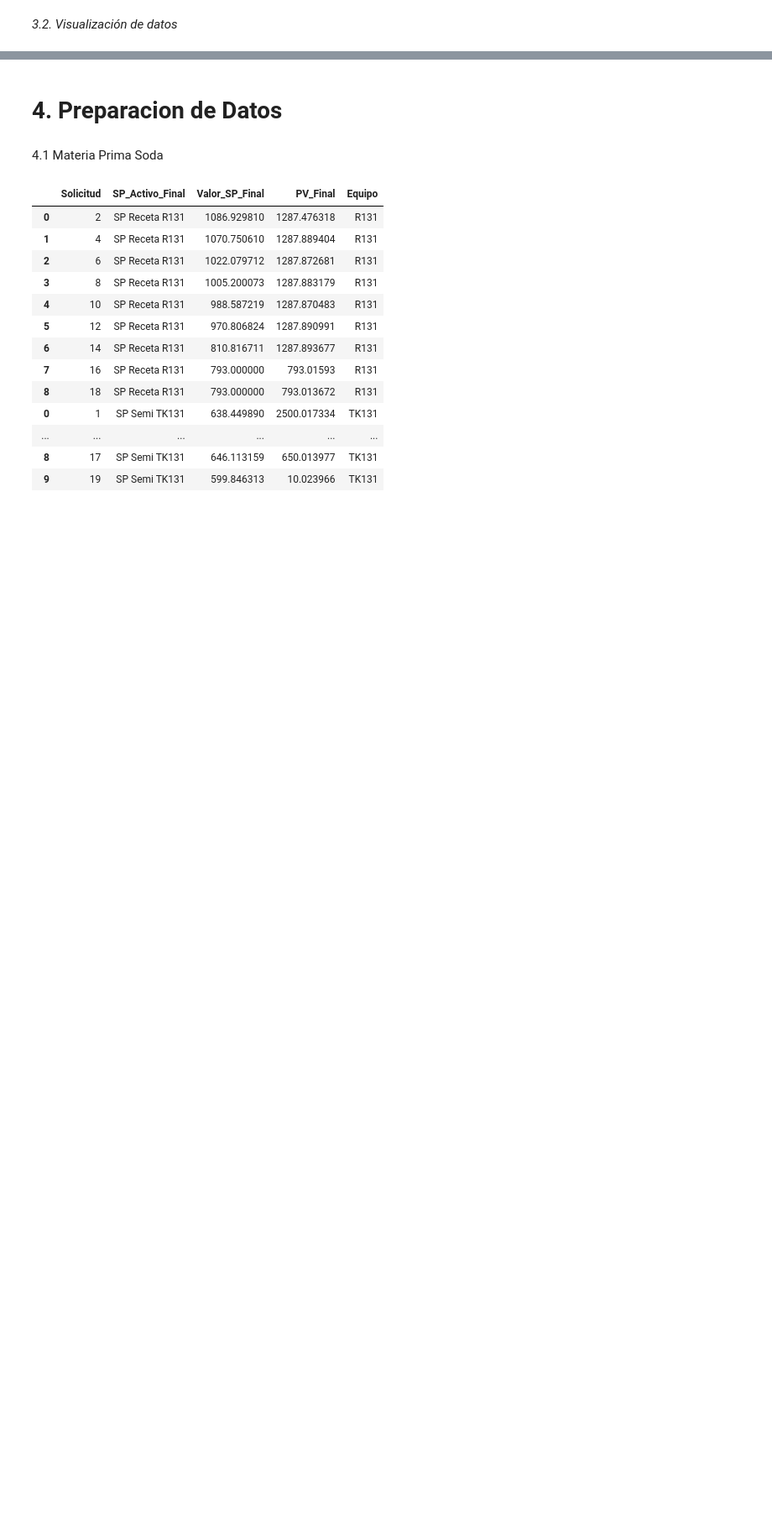
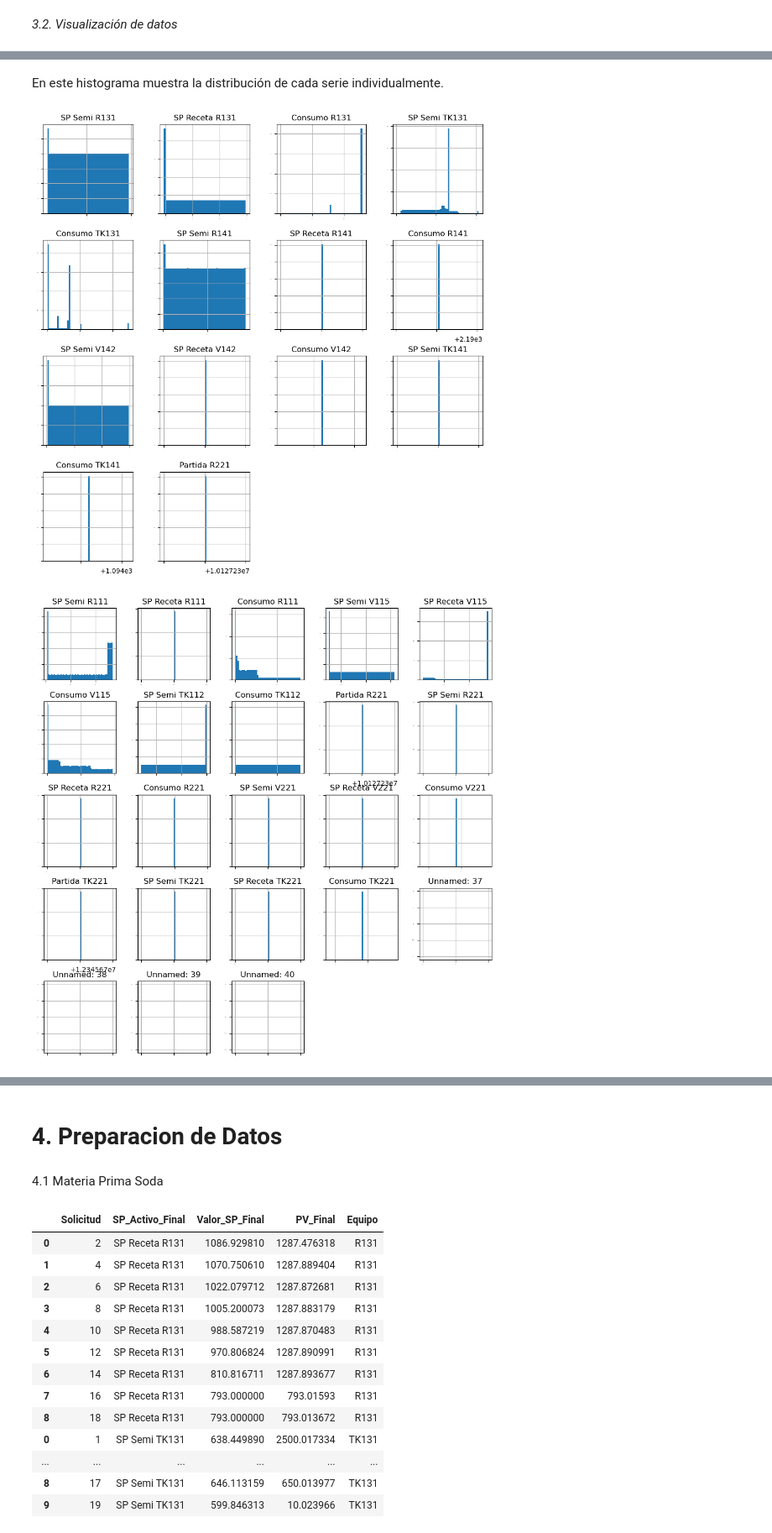
Before and after one commit to AcSsalazar/Proyecto_1_udem, a Jupyter notebook: MP_Consumos_BarbosaV2.ipynb, the cells around one changed output, grey strips where cells are left out. Shown at 84% size. Cells and saved outputs as stored; diff of their text form; code cells hidden in the pictures; blank space fills up the shorter version.

```diff
--- a/MP_Consumos_BarbosaV2.ipynb
+++ b/MP_Consumos_BarbosaV2.ipynb
@@ -103,0 +148,12 @@ def Visualizacion(def):
+# %%
+def VisualizacionHis(df):
+    df.hist(bins=50, sharex=False, sharey=False, xlabelsize=1, ylabelsize=1, figsize=(12,12))
+    # pyplot.show()
+# %% [markdown]
+En este histograma muestra la distribución de cada serie individualmente.
+# %%
+VisualizacionHis(sample_dfSoda)
+VisualizacionHis(sample_dfXilol)
+# %% [output]
+[figure, added]
+[figure, added]
```
Also changed, not shown: parts of 16 cells of this notebook.
